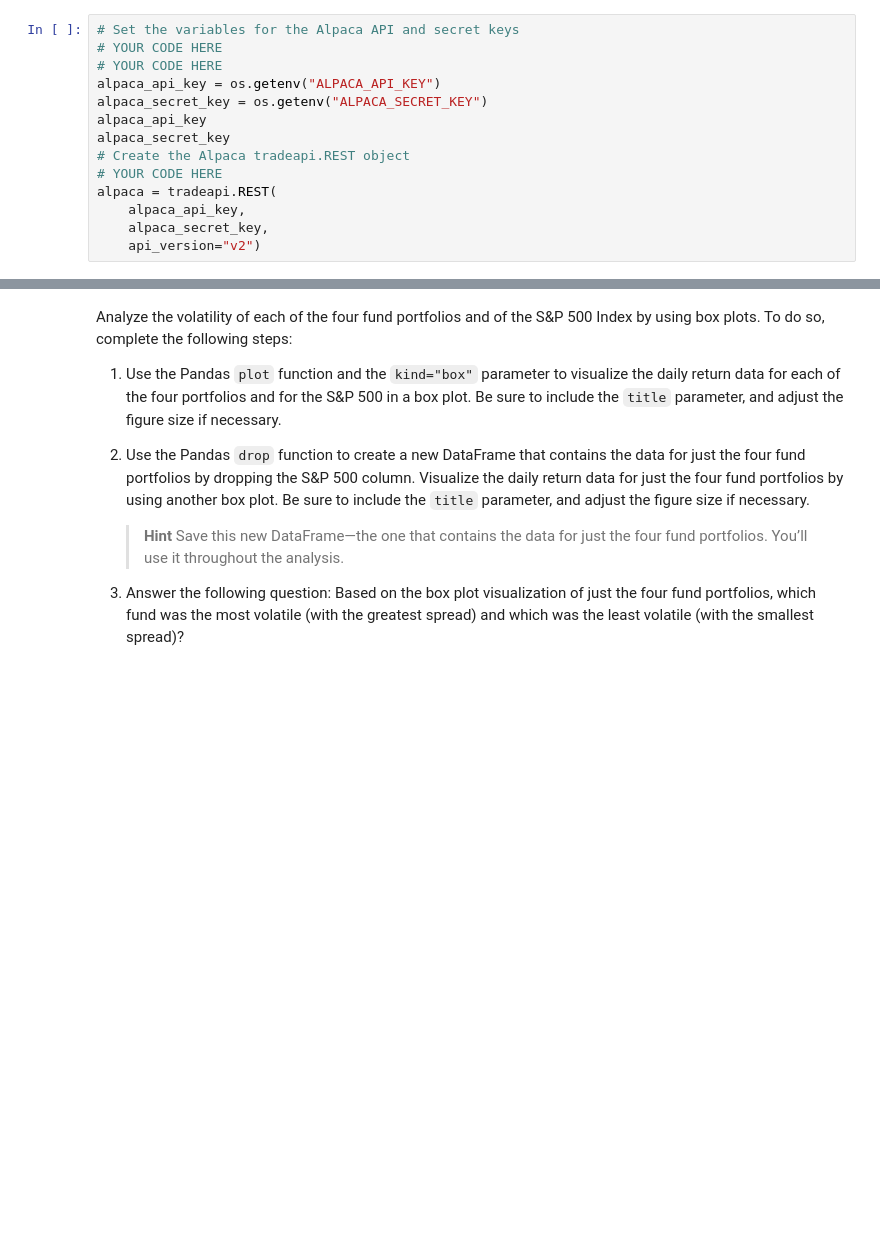
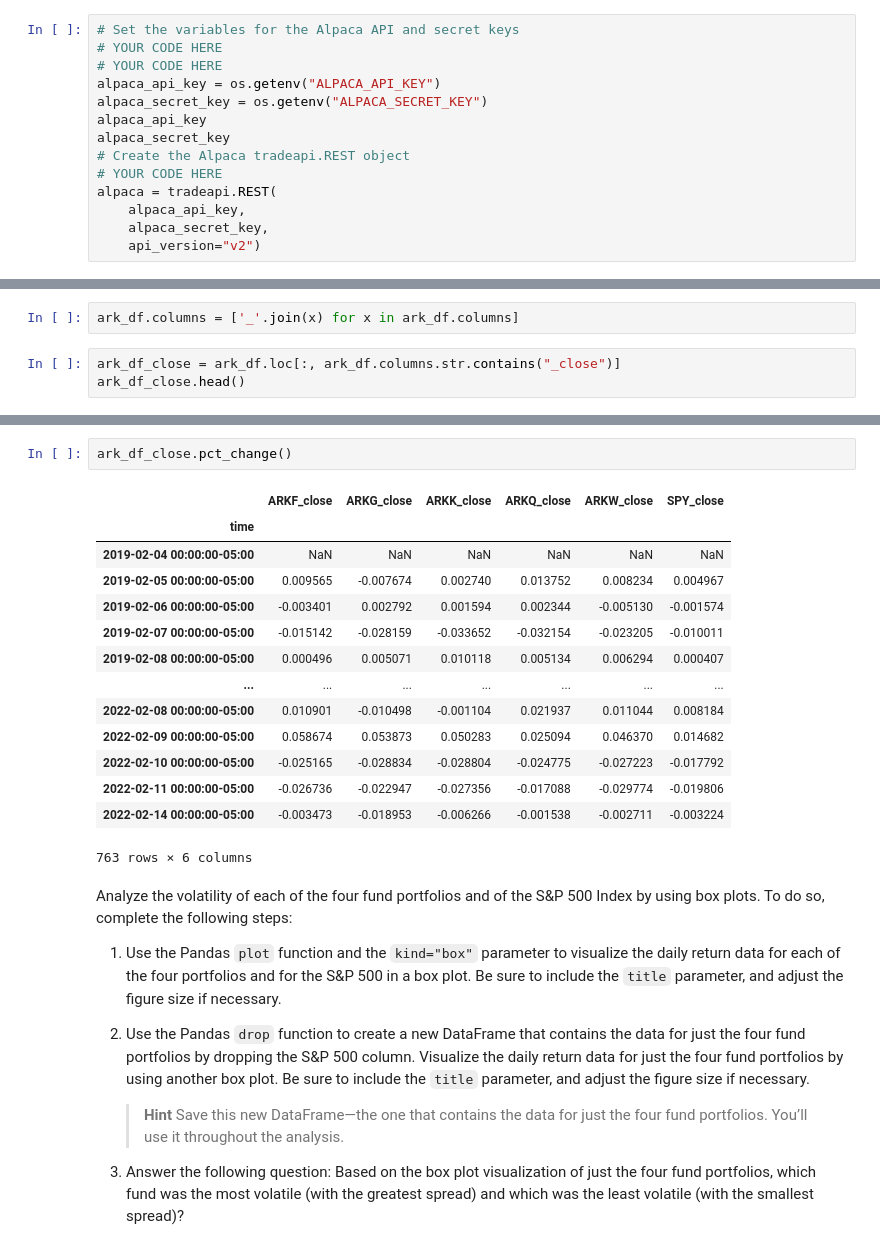
Before and after one commit to trekj/Project_1, a Jupyter notebook: project_ark_invest.ipynb, the cells around one changed output, grey strips where cells are left out. Drawn from its saved outputs; the diff is of its cells as text; blank space fills up the shorter version.

```diff
--- a/project_ark_invest.ipynb
+++ b/project_ark_invest.ipynb
@@ -383,0 +295,5 @@ prices_ark_close_df
+# %%
+ark_df.columns = ['_'.join(x) for x in ark_df.columns]
+# %%
+ark_df_close = ark_df.loc[:, ark_df.columns.str.contains("_close")]
+ark_df_close.head()
@@ -384,3 +308,20 @@ prices_ark_close_df
+# %%
+ark_df_close.pct_change()
+# %% [output]
+|  | ARKF_close | ARKG_close | ARKK_close | ARKQ_close | ARKW_close | SPY_close |
+| time |  |  |  |  |  |  |
+| 2019-02-04 00:00:00-05:00 | NaN | NaN | NaN | NaN | NaN | NaN |
+| 2019-02-05 00:00:00-05:00 | 0.009565 | -0.007674 | 0.002740 | 0.013752 | 0.008234 | 0.004967 |
+| 2019-02-06 00:00:00-05:00 | -0.003401 | 0.002792 | 0.001594 | 0.002344 | -0.005130 | -0.001574 |
+| 2019-02-07 00:00:00-05:00 | -0.015142 | -0.028159 | -0.033652 | -0.032154 | -0.023205 | -0.010011 |
+| 2019-02-08 00:00:00-05:00 | 0.000496 | 0.005071 | 0.010118 | 0.005134 | 0.006294 | 0.000407 |
+| ... | ... | ... | ... | ... | ... | ... |
+| 2022-02-08 00:00:00-05:00 | 0.010901 | -0.010498 | -0.001104 | 0.021937 | 0.011044 | 0.008184 |
+| 2022-02-09 00:00:00-05:00 | 0.058674 | 0.053873 | 0.050283 | 0.025094 | 0.046370 | 0.014682 |
+| 2022-02-10 00:00:00-05:00 | -0.025165 | -0.028834 | -0.028804 | -0.024775 | -0.027223 | -0.017792 |
+| 2022-02-11 00:00:00-05:00 | -0.026736 | -0.022947 | -0.027356 | -0.017088 | -0.029774 | -0.019806 |
+| 2022-02-14 00:00:00-05:00 | -0.003473 | -0.018953 | -0.006266 | -0.001538 | -0.002711 | -0.003224 |
+763 rows × 6 columns
 # %% [markdown]
 
 
```
Also changed, not shown: parts of 8 cells of this notebook.
